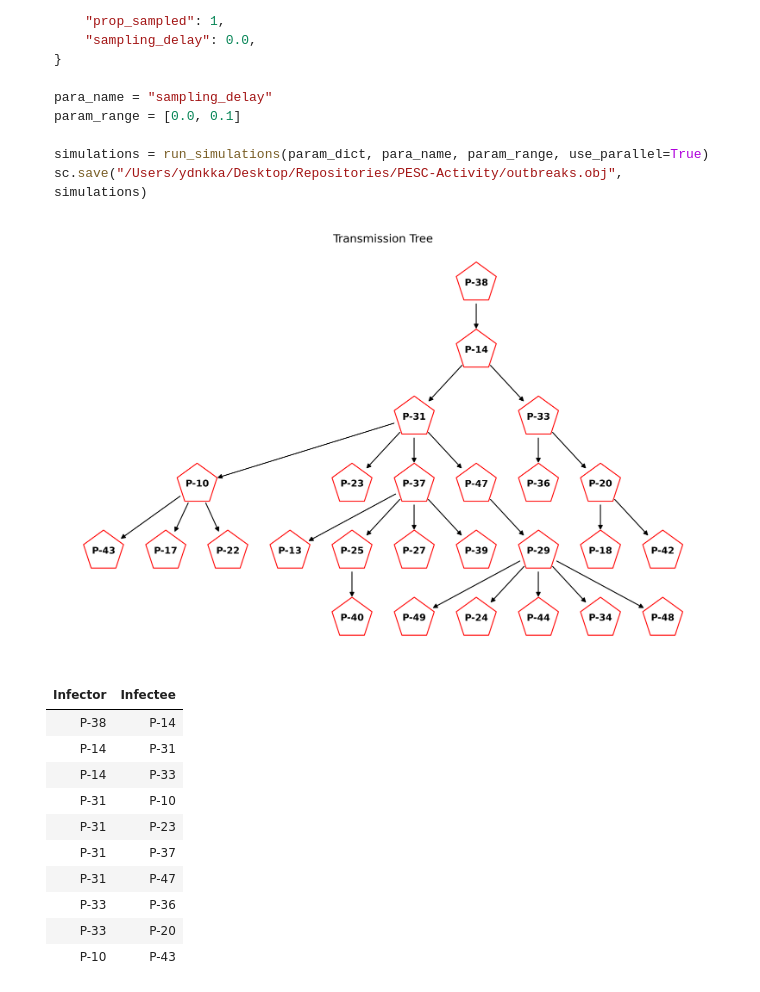
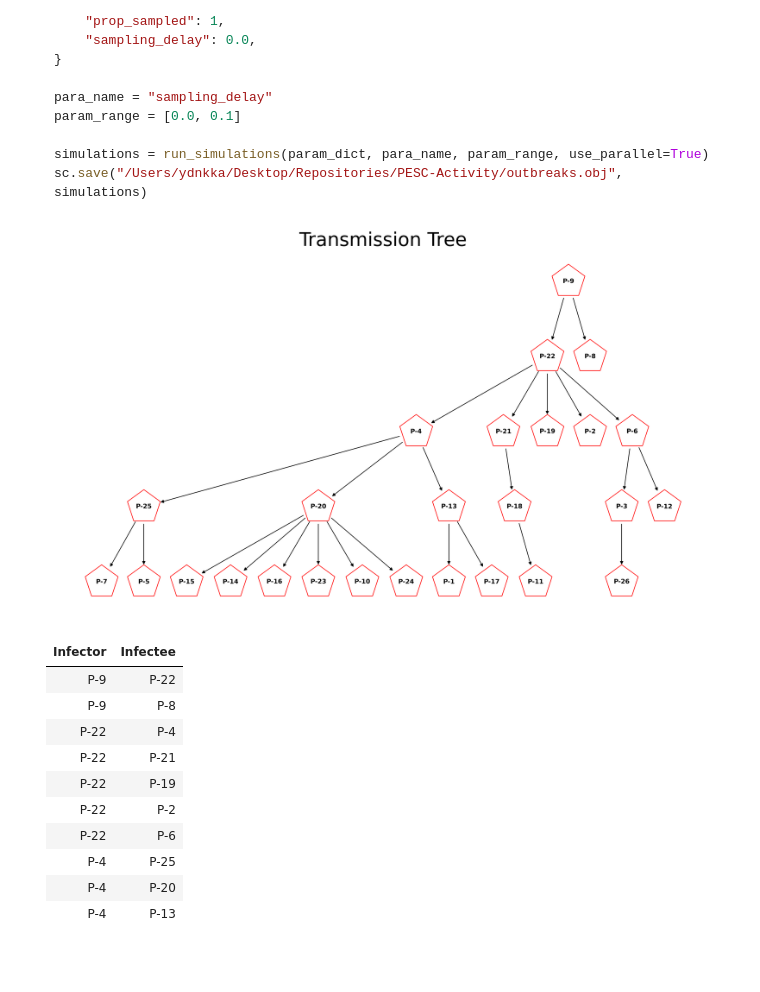
Before and after one commit to Dominic-Arthur/PESC-Activity, a Jupyter notebook: Data.ipynb, the cells around one changed output. Drawn from its saved outputs; the diff is of its cells as text; code cells hidden in the pictures; blank space fills up the shorter version.

```diff
--- a/Data.ipynb
+++ b/Data.ipynb
@@ -114,32 +112,32 @@ outbreak = simulations[0]
 # %%
 tree = outbreak.tree
 original_nodes = list(tree.nodes())
-case_names = [f"P-{i}" for i in range(10, 50)]
+case_names = [f"P-{i}" for i in range(1, len(original_nodes)+1)]
 np.random.shuffle(case_names)
 node_name_mapping = {original_nodes[i]: case_names[i] for i in range(len(original_nodes))}
 tree = nx.relabel_nodes(tree, node_name_mapping)
 
 pos = nx.nx_agraph.graphviz_layout(tree, prog="dot")
 aspect_ratio = 1.414
-fig_size = (10, 6)
+fig_size = (15, 8)
 plt.figure(figsize=fig_size, dpi=300)  # Increase the figure size
 nx.draw(tree, pos,
         with_labels=True,
         width=1,
         edge_color='black',
-        node_size=2000,
+        node_size=3000,
         font_color='black',
         font_size=10,
         font_weight='bold',
         node_color='white',
         edgecolors='red',
         node_shape='p')
 
-plt.title("Transmission Tree")
-plt.savefig("transmission_tree.png", dpi=300)
+plt.title("Transmission Tree", fontsize=30)
+plt.savefig("transmission_tree.png", dpi=300, bbox_inches='tight')
 plt.show()
 # %% [output]
-[figure, old version]
+[figure, new version]
 # %%
 plt.figure(figsize=fig_size, dpi=300)  # Increase the figure size
 nx.draw(tree, pos,
@@ -189,16 +187,16 @@ Markdown(transmission_data.iloc[:10].to_markdown(index=False))
 # %% [output]
 | Infector   | Infectee   |
 |:-----------|:-----------|
-| P-38       | P-14       |
-| P-14       | P-31       |
-| P-14       | P-33       |
-| P-31       | P-10       |
-| P-31       | P-23       |
-| P-31       | P-37       |
-| P-31       | P-47       |
-| P-33       | P-36       |
-| P-33       | P-20       |
-| P-10       | P-43       |
+| P-9        | P-22       |
+| P-9        | P-8        |
+| P-22       | P-4        |
+| P-22       | P-21       |
+| P-22       | P-19       |
+| P-22       | P-2        |
+| P-22       | P-6        |
+| P-4        | P-25       |
+| P-4        | P-20       |
+| P-4        | P-13       |
 # %%
 cases = pd.DataFrame(dict(tree.nodes)).T
 cases = cases[["exp_date", "date_symptom_onset"]].copy().astype(int)
```
Also changed, not shown: parts of 5 cells of this notebook, 9 other files.
